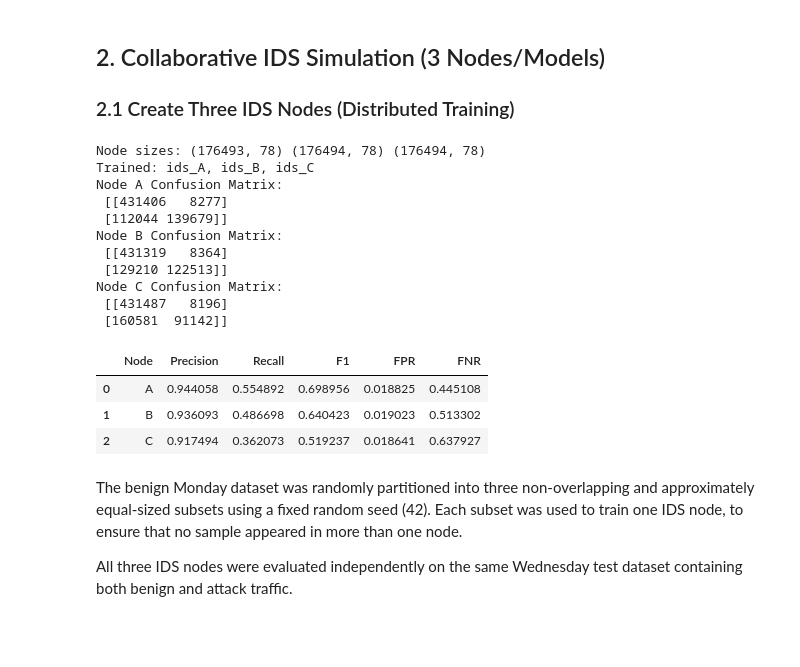
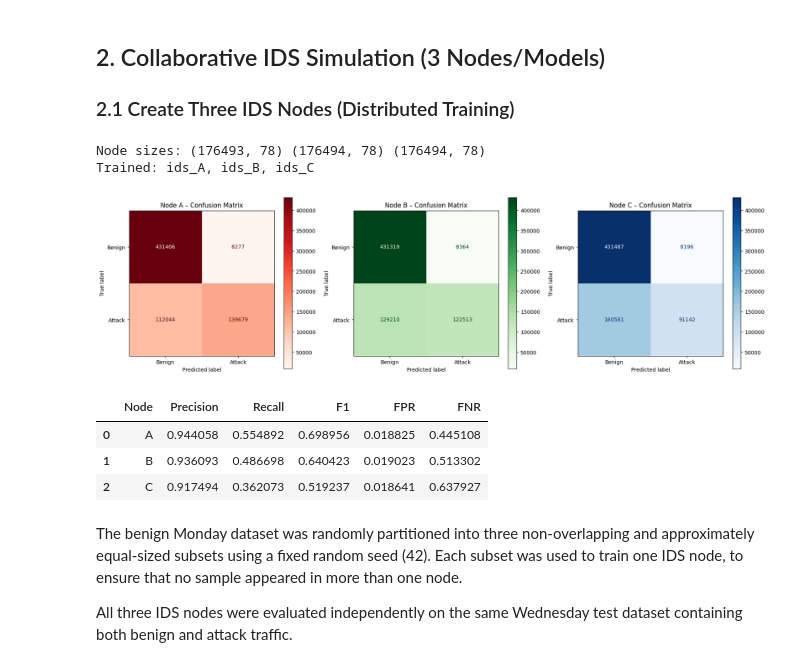
Before and after one commit to ANKOI12/INF6422E---Advanced-Concepts-in-Computer-Security, a Jupyter notebook: Lab 3/Notebook - Lab 3 - INF6422E - 2487137 - 2421549.ipynb, the cells around one changed output. Saved outputs shown, nothing was run; the diff lists cells and outputs as text; code cells hidden in the pictures; blank space fills up the shorter version.

```diff
--- a/Lab 3/Notebook - Lab 3 - INF6422E - 2487137 - 2421549.ipynb
+++ b/Lab 3/Notebook - Lab 3 - INF6422E - 2487137 - 2421549.ipynb
@@ -201,7 +201,7 @@ Yes the model clearly favours a low False Positive Rate (≈ 1.9%) at the expens
 import numpy as np
 import pandas as pd
 from sklearn.ensemble import IsolationForest
-from sklearn.metrics import confusion_matrix, precision_score, recall_score, f1_score
+from sklearn.metrics import ConfusionMatrixDisplay, confusion_matrix, precision_score, recall_score, f1_score
 
 
 # Split Monday BENIGN X into 3 non-overlapping subsets
@@ -266,46 +266,42 @@ def eval_node(model, X_test, y_true):
     f1        = f1_score(y_true, y_pred, zero_division=0)
 
     fpr = fp / (fp + tn) if (fp + tn) else 0.0
     fnr = fn / (fn + tp) if (fn + tp) else 0.0
 
     return {
         "ConfusionMatrix": cm,
         "Precision": precision,
         "Recall": recall,
         "F1": f1,
         "FPR": fpr,
         "FNR": fnr
     }
 
 res_A = eval_node(ids_A, X_test, y_true)
 res_B = eval_node(ids_B, X_test, y_true)
 res_C = eval_node(ids_C, X_test, y_true)
 
-print("Node A Confusion Matrix:\n", res_A["ConfusionMatrix"])
-print("Node B Confusion Matrix:\n", res_B["ConfusionMatrix"])
-print("Node C Confusion Matrix:\n", res_C["ConfusionMatrix"])
-
+fig, axes = plt.subplots(1, 3, figsize=(18, 5))
+colors = [("Node A", res_A, "Reds"), ("Node B", res_B, "Greens"), ("Node C", res_C, "Blues")]
+for ax, (name, res, cmap) in zip(axes, colors):
+    disp = ConfusionMatrixDisplay(confusion_matrix=res["ConfusionMatrix"], display_labels=["Benign", "Attack"])
+    disp.plot(cmap=cmap, ax=ax, values_format="d")
+    ax.set_title(f"{name} – Confusion Matrix")
+plt.tight_layout()
+plt.show()
 
 # Results table (Node A/B/C separately)
 results_table = pd.DataFrame([
     {"Node": "A", "Precision": res_A["Precision"], "Recall": res_A["Recall"], "F1": res_A["F1"], "FPR": res_A["FPR"], "FNR": res_A["FNR"]},
     {"Node": "B", "Precision": res_B["Precision"], "Recall": res_B["Recall"], "F1": res_B["F1"], "FPR": res_B["FPR"], "FNR": res_B["FNR"]},
     {"Node": "C", "Precision": res_C["Precision"], "Recall": res_C["Recall"], "F1": res_C["F1"], "FPR": res_C["FPR"], "FNR": res_C["FNR"]},
 ])
 
 results_table
 # %% [output]
 Node sizes: (176493, 78) (176494, 78) (176494, 78)
 Trained: ids_A, ids_B, ids_C
-Node A Confusion Matrix:
- [[431406   8277]
- [112044 139679]]
-Node B Confusion Matrix:
- [[431319   8364]
- [129210 122513]]
-Node C Confusion Matrix:
- [[431487   8196]
- [160581  91142]]
+[figure, added]
 |  | Node | Precision | Recall | F1 | FPR | FNR |
 | 0 | A | 0.944058 | 0.554892 | 0.698956 | 0.018825 | 0.445108 |
 | 1 | B | 0.936093 | 0.486698 | 0.640423 | 0.019023 | 0.513302 |
```
Also changed, not shown: parts of 2 cells of this notebook.
